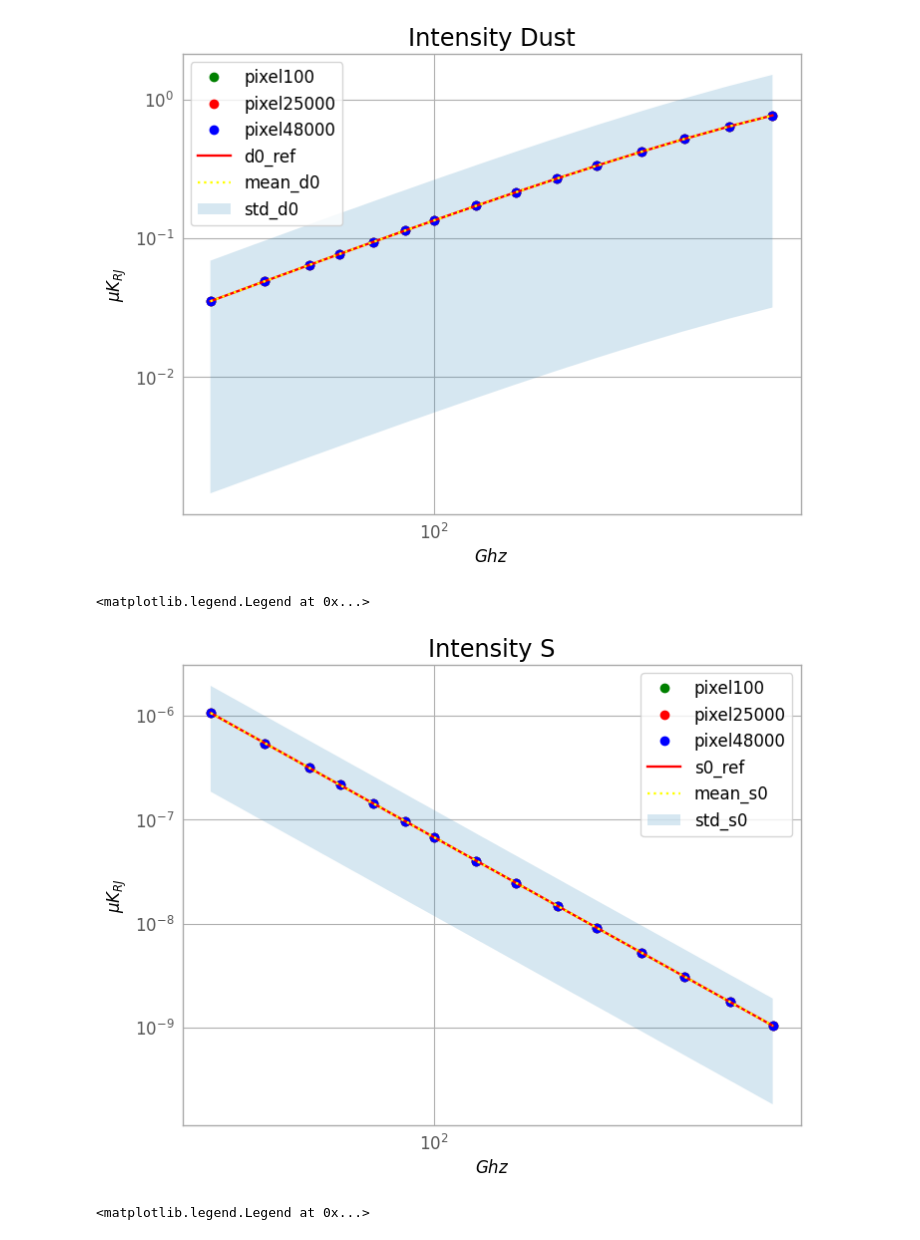
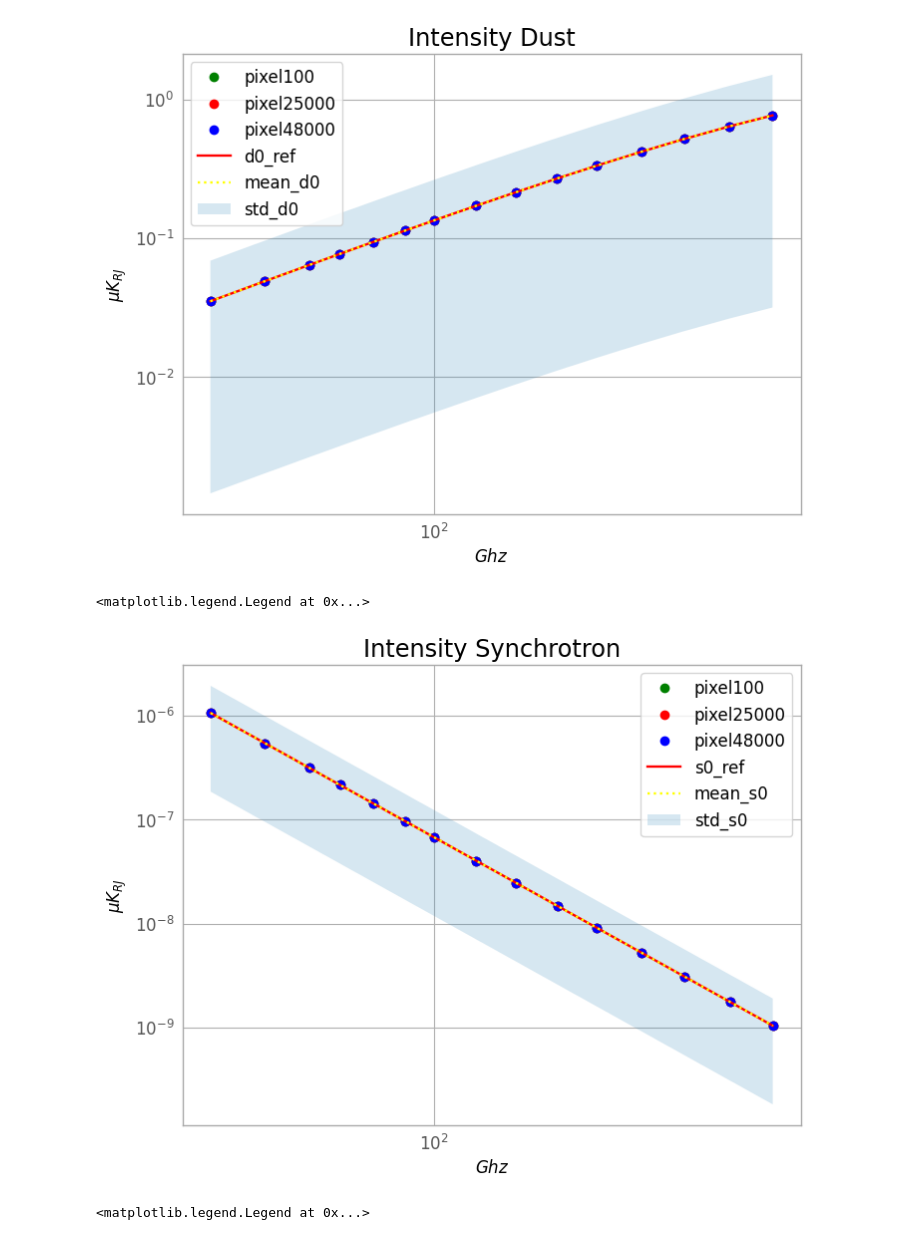
Before and after one commit to AlicePirotta/APC, a Jupyter notebook: d0,s0_norm.ipynb, the cells around one changed output. Drawn from its saved outputs; the diff is of its cells as text; code cells hidden in the pictures.

```diff
--- a/d0,s0_norm.ipynb
+++ b/d0,s0_norm.ipynb
@@ -165,23 +165,23 @@ plt.legend()
 # %%
 
 plt.plot(frequencies,s0[:,0,0],'o',color='green',label="pixel100")
 plt.plot(frequencies,s0[:,0,50],'o',color='red',label="pixel25000")
 plt.plot(frequencies,s0[:,0,100],'o',color='blue',label="pixel48000")
 
 plt.plot(frequencies,power_law_I_S,'-',color='red',label="s0_ref")
 plt.plot(frequencies,allpixel_S,':',color='yellow',label="mean_s0")
 plt.fill_between(frequencies,allpixel_S+err_S, allpixel_S-err_S, alpha=0.2, label="std_s0")
 
 
-plt.title("Intensity S")
+plt.title("Intensity Synchrotron")
 plt.yscale('log')
 plt.xscale('log')
 plt.xlabel(r'$Ghz$')
 plt.ylabel(r'$\mu$$K_{RJ}$')
 plt.legend()
 # %% [output]
 <matplotlib.legend.Legend at 0x...>
-[figure, old version]
+[figure, new version]
 # %%
 
 plt.plot(frequencies,d0[:,1,0],'o',color='green',label="d0")
```
